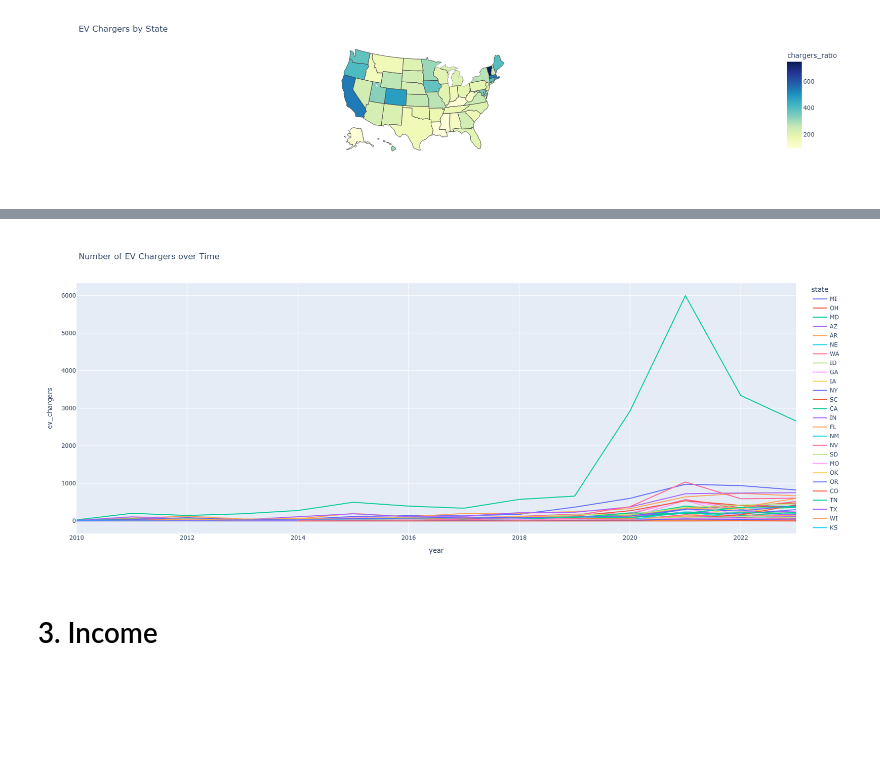
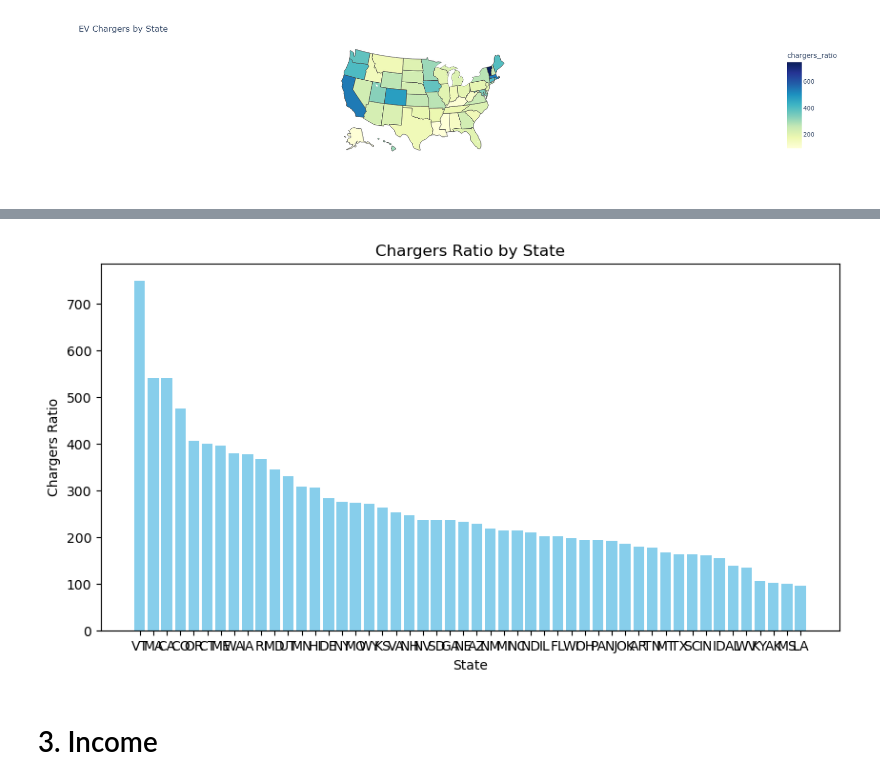
Before and after one commit to hiwan/computing-in-context, a Jupyter notebook: project_3.ipynb, the cells around one changed output, grey strips where cells are left out. Cells and saved outputs as stored; diff of their text form; code cells hidden in the pictures; blank space fills up the shorter version.

```diff
--- a/project_3.ipynb
+++ b/project_3.ipynb
@@ -411,18 +414,14 @@ ev.sort_values('chargers_ratio' , ascending = False).tail()
-# %%
-# Show the trend of EV chargers.
-fig = px.line(
-    ev_df_grouped,
-    x = 'year',
-    y = 'ev_chargers',
-    color='state',
-    title = 'Number of EV Chargers over Time'
-)
-
-fig.update_xaxes(range=['2010-01-01', '2023-01-01'])
-fig.update_layout(width = 700, height = 700)
-fig.show()
-# %% [output]
-[figure, removed]
+# %%
+plt.figure(figsize=(10, 5))
+plt.bar(ev_sort['state'], ev_sort['chargers_ratio'], color='skyblue')
+
+plt.title('Chargers Ratio by State')
+plt.xlabel('State')
+plt.ylabel('Chargers Ratio')
+
+plt.show()
+# %% [output]
+[figure, added]
 # %% [markdown]
 # 3. Income
 # %% [markdown]
```
Also changed, not shown: parts of 27 cells of this notebook, 3 other files.
